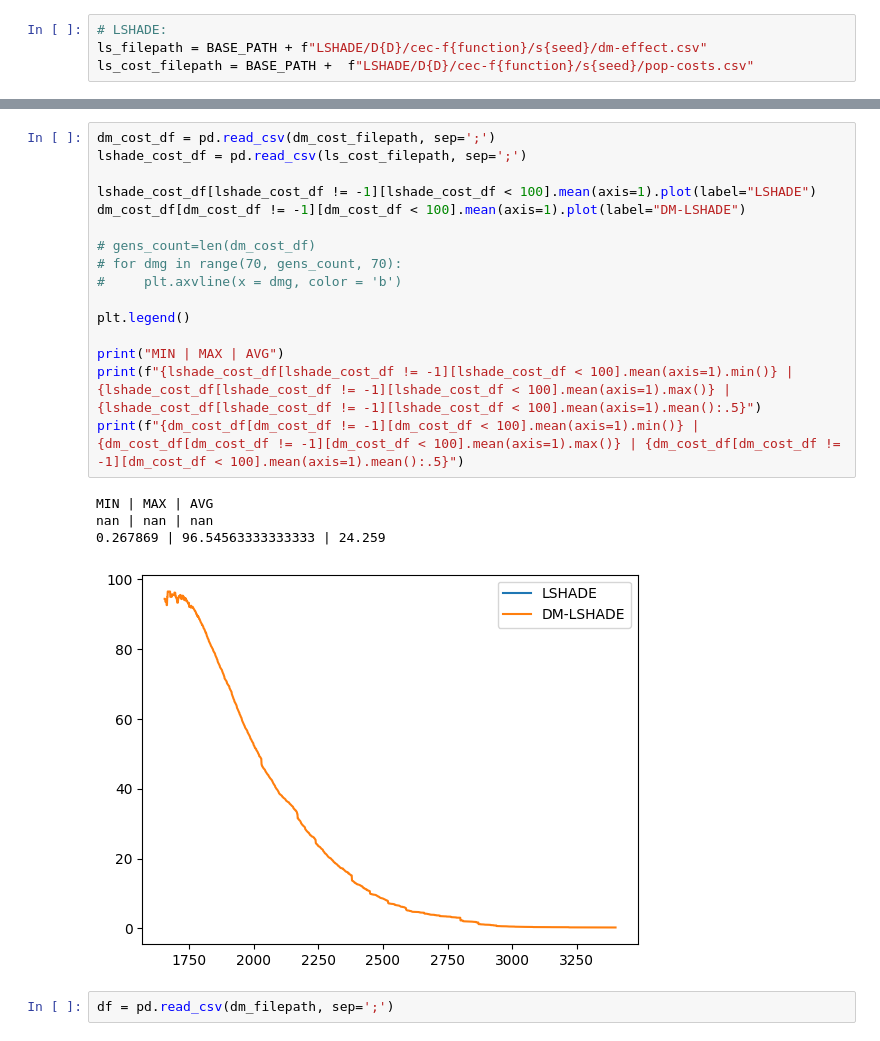
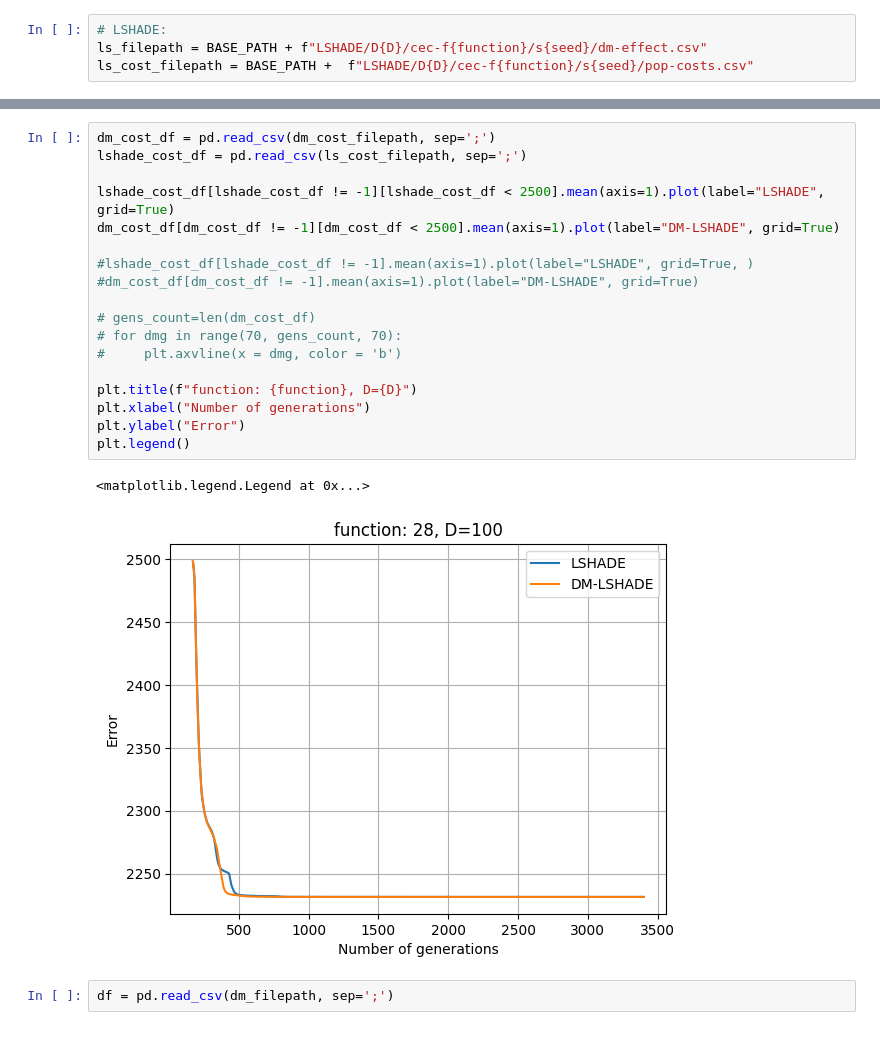
Before and after one commit to raphaelgoms/analysis-scripts, a Jupyter notebook: pattern_usage_strategy_analysis(clustering).ipynb, the cells around one changed output, grey strips where cells are left out. Drawn from its saved outputs; the diff is of its cells as text.

```diff
--- a/pattern_usage_strategy_analysis(clustering).ipynb
+++ b/pattern_usage_strategy_analysis(clustering).ipynb
@@ -83,24 +87,24 @@ plt.legend()
 # %%
 dm_cost_df = pd.read_csv(dm_cost_filepath, sep=';')
 lshade_cost_df = pd.read_csv(ls_cost_filepath, sep=';')
 
-lshade_cost_df[lshade_cost_df != -1][lshade_cost_df < 100].mean(axis=1).plot(label="LSHADE")
-dm_cost_df[dm_cost_df != -1][dm_cost_df < 100].mean(axis=1).plot(label="DM-LSHADE")
+lshade_cost_df[lshade_cost_df != -1][lshade_cost_df < 2500].mean(axis=1).plot(label="LSHADE", grid=True)
+dm_cost_df[dm_cost_df != -1][dm_cost_df < 2500].mean(axis=1).plot(label="DM-LSHADE", grid=True)
+
+#lshade_cost_df[lshade_cost_df != -1].mean(axis=1).plot(label="LSHADE", grid=True, )
+#dm_cost_df[dm_cost_df != -1].mean(axis=1).plot(label="DM-LSHADE", grid=True)
 
 # gens_count=len(dm_cost_df)
 # for dmg in range(70, gens_count, 70):
 #     plt.axvline(x = dmg, color = 'b')
 
+plt.title(f"function: {function}, D={D}")
+plt.xlabel("Number of generations")
+plt.ylabel("Error")
 plt.legend()
-
-print("MIN | MAX | AVG")
-print(f"{lshade_cost_df[lshade_cost_df != -1][lshade_cost_df < 100].mean(axis=1).min()} | {lshade_cost_df[lshade_cost_df != -1][lshade_cost_df < 100].mean(axis=1).max()} | {lshade_cost_df[lshade_cost_df != -1][lshade_cost_df < 100].mean(axis=1).mean():.5}")
-print(f"{dm_cost_df[dm_cost_df != -1][dm_cost_df < 100].mean(axis=1).min()} | {dm_cost_df[dm_cost_df != -1][dm_cost_df < 100].mean(axis=1).max()} | {dm_cost_df[dm_cost_df != -1][dm_cost_df < 100].mean(axis=1).mean():.5}")
 # %% [output]
-MIN | MAX | AVG
-nan | nan | nan
-0.267869 | 96.54563333333333 | 24.259
+<matplotlib.legend.Legend at 0x...>
-[figure, old version]
+[figure, new version]
 # %%
 df = pd.read_csv(dm_filepath, sep=';')
 # %%
```
Also changed, not shown: parts of 10 cells of this notebook, 1 other file.
